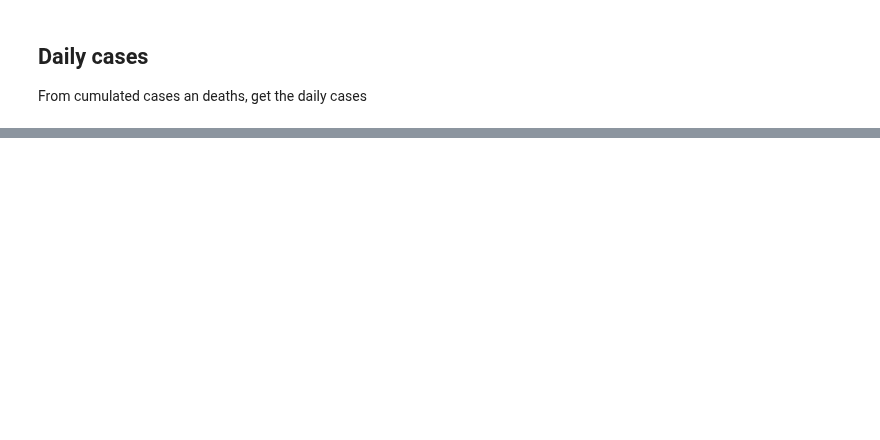
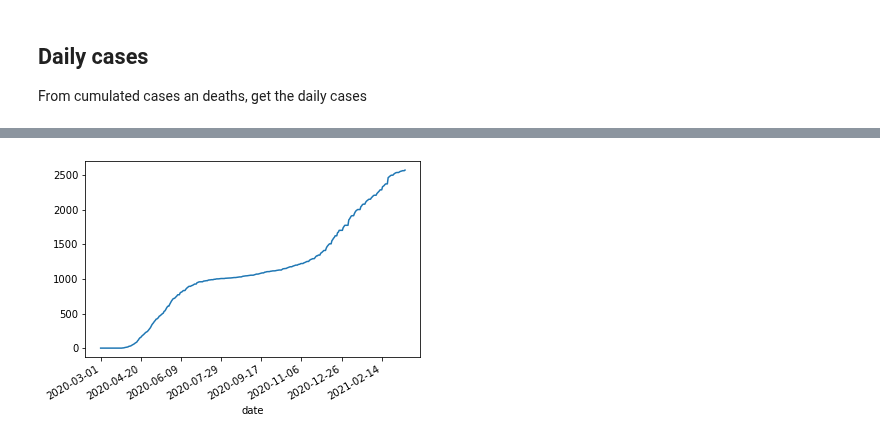
Before and after one commit to severine-baudry/capstone_data_engineer, a Jupyter notebook: covid_corr_weather.ipynb, the cells around one changed output, grey strips where cells are left out. Drawn from its saved outputs; the diff is of its cells as text; code cells hidden in the pictures; blank space fills up the shorter version.

```diff
--- a/covid_corr_weather.ipynb
+++ b/covid_corr_weather.ipynb
@@ -206,0 +202,5 @@ nyt[nyt["county"] == "New York City"]
+# %%
+rhodeisland["deaths"].plot()
+plt.gcf().autofmt_xdate()
+# %% [output]
+[figure, added]
```
Also changed, not shown: parts of 35 cells of this notebook.
